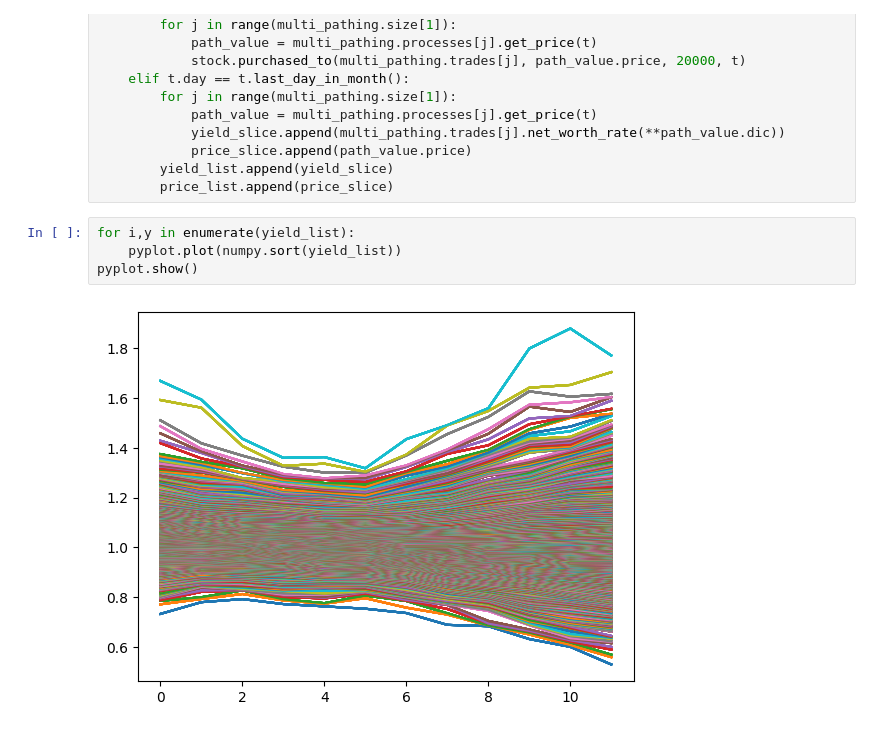
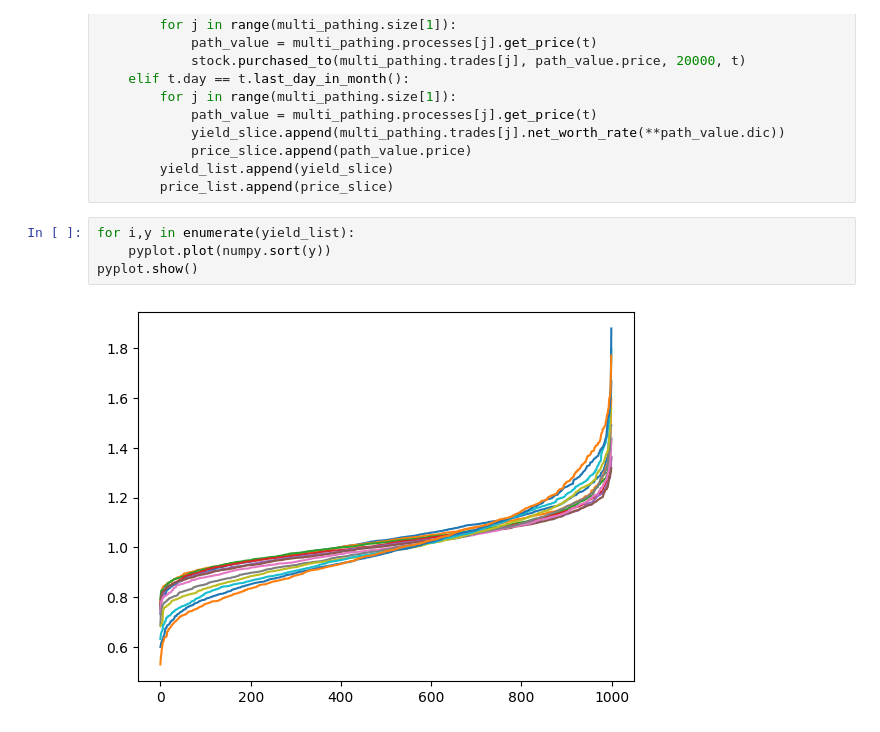
Before and after one commit to Sy-Sang/finance_utils, a Jupyter notebook: finance_utils/asset/spot/nb/nb2.ipynb, the cells around one changed output. Saved outputs shown, nothing was run; the diff lists cells and outputs as text.

```diff
--- a/finance_utils/asset/spot/nb/nb2.ipynb
+++ b/finance_utils/asset/spot/nb/nb2.ipynb
@@ -39,7 +39,7 @@ for i,t in enumerate(multi_pathing.timeline):
         price_list.append(price_slice)
 # %%
 for i,y in enumerate(yield_list):
-    pyplot.plot(numpy.sort(yield_list))
+    pyplot.plot(numpy.sort(y))
 pyplot.show()
 # %% [output]
-[figure, old version]
+[figure, new version]
```
